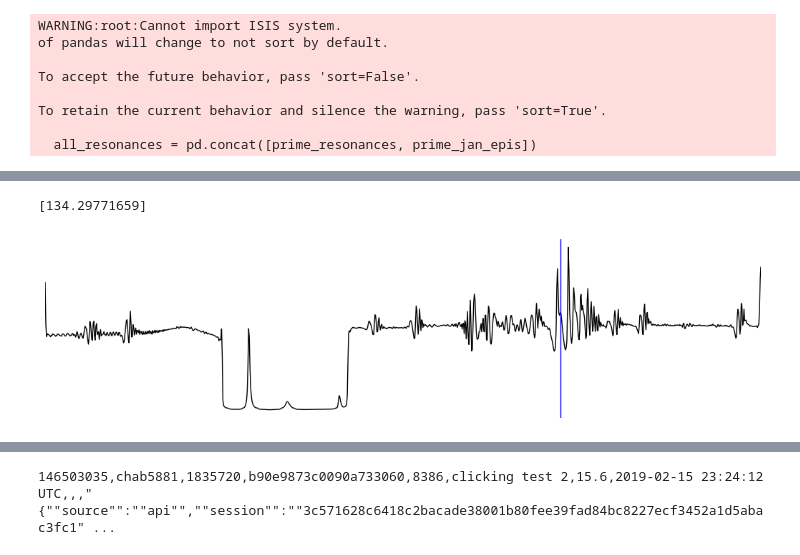
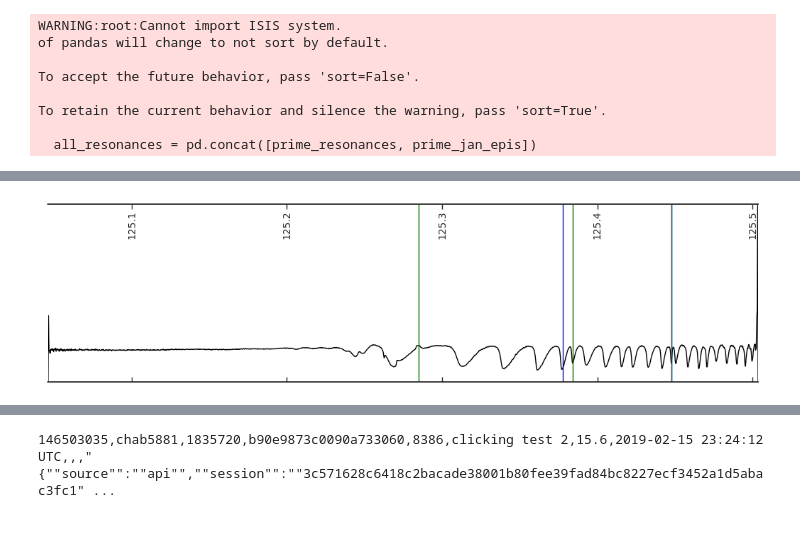
Before and after one commit to chab5881/Saturn_rings, a Jupyter notebook: Image_Production.ipynb, the cells around one changed output, grey strips where cells are left out. Drawn from its saved outputs; the diff is of its cells as text; code cells hidden in the pictures; blank space fills up the shorter version.

```diff
--- a/Image_Production.ipynb
+++ b/Image_Production.ipynb
@@ -239,12 +331,6 @@ def dataPlot(filename):
     #Setting up the data arrays and useful values
     cube = RingCube(filename)
     data = cube.img
-    extent_val = cube.extent
-    min_, max_ = np.percentile(data[~np.isnan(data)], (1, 99))
-    #w = data.shape[0] / 100.     #not needed
-    #h = data.shape[1] / 100.     #not needed
-    #lonMin = cube.minlon.value   #not needed
-    #lonMax = cube.maxlon.value   #not needed
     radMin = cube.minrad.value
     radMax = cube.maxrad.value
 
@@ -256,43 +342,44 @@ def dataPlot(filename):
     lines = np.array([])
     colors = np.array([])
     for _,rows in out.iterrows():
         if rows['subject_ids'] == filename:
             lines = np.append(lines, rows['radius'])
 
             if rows['user_name'] == 'chab5881':
                 colors = np.append(colors, 'blue')
             else:
                 colors = np.append(colors, 'green')
         else:
             pass
-    print(lines)
     #Setting up the figure for plotting
     fig = plt.figure(facecolor='white', dpi=100)   #facecolor must = 'white' for the plot to show up in Zooniverse
     ax = plt.axes([0,0,1,1])
     #Fixed figure resolution with 100 dpi: (wxh) = (1000x500 pixels)
     fig.set_size_inches(10., 2.5)
     #Removing axis and labels
-    ax.get_xaxis().set_visible(False)
+    ax.tick_params(axis='both',which='major',direction='in',length=5,width=1,labelsize=10,pad=-35,bottom=True,top=True,labeltop=True,labelbottom=False)
     ax.get_yaxis().set_visible(False)
-    plt.axis('off')
+    ax.spines['right'].set_visible(False)
+    ax.spines['left'].set_visible(False)
+    plt.xticks(rotation=90)
+    plt.margins(0,0)
     #Plotting the intensity profile of the image produced above
     plt.plot(np.linspace(*cube.extent[2:], data.shape[0]), ifs, color='black', lw=1)
     for i in np.arange(lines.size):
         plt.axvline(x=lines[i],lw=1,color = colors[i])
     #Setting this strict x limit is necessary for removing white space in the png file
     plt.xlim([radMin,radMax])
     plt.show()
     plt.close()
     return
 
-#dataPlot('N1467344745')   #soleton
-#dataPlot('N1467345680')  #soleton
-#dataPlot('N1467351049')  #both sides drop
-#dataPlot('N1584974162')  #OG
-#dataPlot('N1595337686')  #low left side
-#dataPlot('N1595338491')  #good?
-#dataPlot('N1597806864')  #left up, big gap, right drop
-#dataPlot('N1625958972')  #mid gap
+#dataPlot('N1467344745')   #soliton
+dataPlot('N1467345680')   #soliton
+#dataPlot('N1467351049')
+#dataPlot('N1584974162')
+#dataPlot('N1595337686')
+#dataPlot('N1595338491')
+#dataPlot('N1597806864')
+#dataPlot('N1625958972')
 # %% [output]
-[134.29771659]
-[figure, old version]
+[figure, new version]
```
Also changed, not shown: parts of 12 cells of this notebook, 1 other file.
